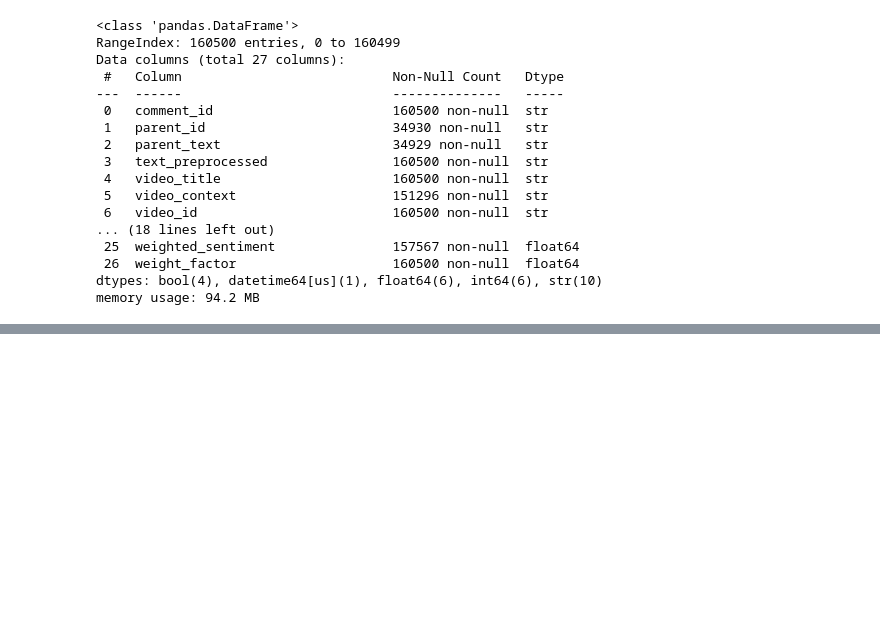
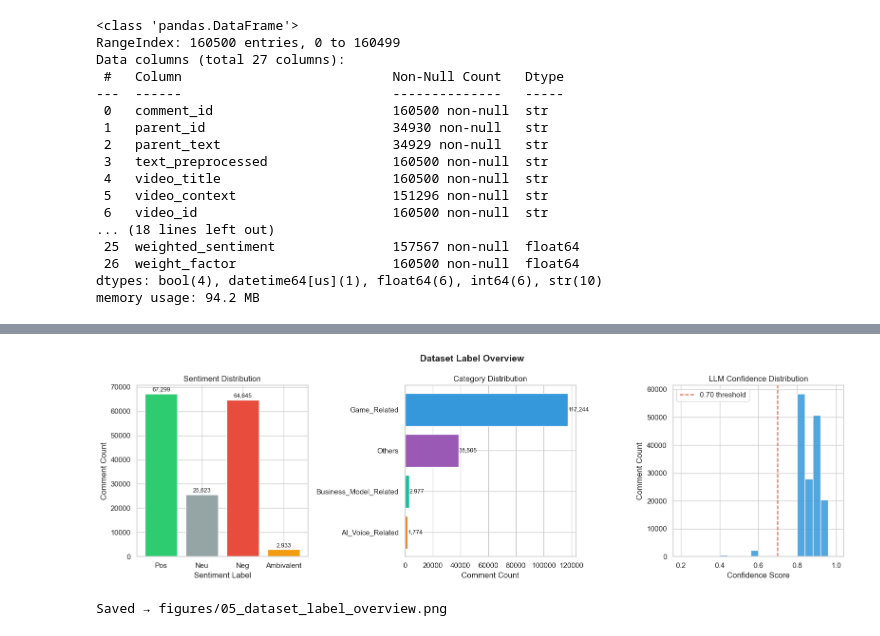
Before and after one commit to sibi-seeni/CAP5771_si.seenivasan, a Jupyter notebook: Final_Analysis.ipynb, the cells around one changed output, grey strips where cells are left out. Saved outputs shown, nothing was run; the diff lists cells and outputs as text; code cells hidden in the pictures; blank space fills up the shorter version.

Commit message:
Additional  Visualizations

```diff
--- a/Final_Analysis.ipynb
+++ b/Final_Analysis.ipynb
@@ -279,3 +279,18 @@ Data columns (total 27 columns):
  26  weight_factor                    160500 non-null  float64
 dtypes: bool(4), datetime64[us](1), float64(6), int64(6), str(10)
 memory usage: 94.2 MB
+# %%
+# =============================================================================
+# PATCH: Add Ambivalent → 0 to sentiment_score mapping
+# Fixes the 2,933 NaN rows caused by Ambivalent being absent from the original map
+# =============================================================================
+
+sentiment_map_full = {'Pos': 1, 'Neu': 0, 'Neg': -1, 'Ambivalent': 0}
+df['sentiment_score'] = df['sentiment'].map(sentiment_map_full)
+
+# Recompute weighted sentiment with corrected scores
+df['weighted_sentiment'] = df['sentiment_score'] * (df['like_count_log'] + 1)
+df['weight_factor'] = df['like_count_log'] + 1
+
+print(f"sentiment_score NaN count after patch: {df['sentiment_score'].isna().sum()}")
+print(f"Ambivalent comment count: {(df['sentiment'] == 'Ambivalent').sum()}")
@@ -281,0 +373,47 @@ memory usage: 94.2 MB
+# %%
+fig, axes = plt.subplots(1, 3, figsize=(16, 5))
+fig.suptitle("Dataset Label Overview", fontsize=14, fontweight='bold')
+
+SENT_ORDER = ['Pos', 'Neu', 'Neg', 'Ambivalent']
+SENT_COLORS = {'Pos': '#2ecc71', 'Neu': '#95a5a6', 'Neg': '#e74c3c', 'Ambivalent': '#f39c12'}
+CAT_COLORS  = ['#3498db', '#9b59b6', '#1abc9c', '#e67e22']
+
+# --- Sentiment bar ---
+ax = axes[0]
+order = [s for s in SENT_ORDER if s in sent_counts.index]
+colors = [SENT_COLORS[s] for s in order]
+ax.bar(order, sent_counts[order], color=colors, edgecolor='white')
+for bar, val in zip(ax.patches, sent_counts[order]):
+    ax.text(bar.get_x() + bar.get_width()/2, bar.get_height() + 500,
+            f'{val:,}', ha='center', va='bottom', fontsize=9)
+ax.set_title('Sentiment Distribution')
+ax.set_ylabel('Comment Count')
+ax.set_xlabel('Sentiment Label')
+
+# --- Category bar ---
+ax = axes[1]
+cats = cat_counts.index.tolist()
+ax.barh(cats, cat_counts[cats], color=CAT_COLORS, edgecolor='white')
+for bar, val in zip(ax.patches, cat_counts[cats]):
+    ax.text(bar.get_width() + 200, bar.get_y() + bar.get_height()/2,
+            f'{val:,}', va='center', fontsize=9)
+ax.set_title('Category Distribution')
+ax.set_xlabel('Comment Count')
+ax.invert_yaxis()
+
+# --- LLM Confidence histogram ---
+ax = axes[2]
+ax.hist(df['confidence'], bins=20, color='#3498db', edgecolor='white', alpha=0.85)
+ax.axvline(0.70, color='#e74c3c', linewidth=1.5, linestyle='--', label='0.70 threshold')
+ax.set_title('LLM Confidence Distribution')
+ax.set_xlabel('Confidence Score')
+ax.set_ylabel('Comment Count')
+ax.legend()
+
+plt.tight_layout()
+plt.savefig(os.path.join(FIGURES_DIR, '05_dataset_label_overview.png'), dpi=150, bbox_inches='tight')
+plt.show()
+print("Saved → figures/05_dataset_label_overview.png")
+# %% [output]
+[figure, added]
+Saved → figures/05_dataset_label_overview.png
```
Also changed, not shown: parts of 25 cells of this notebook, 8 other files.
